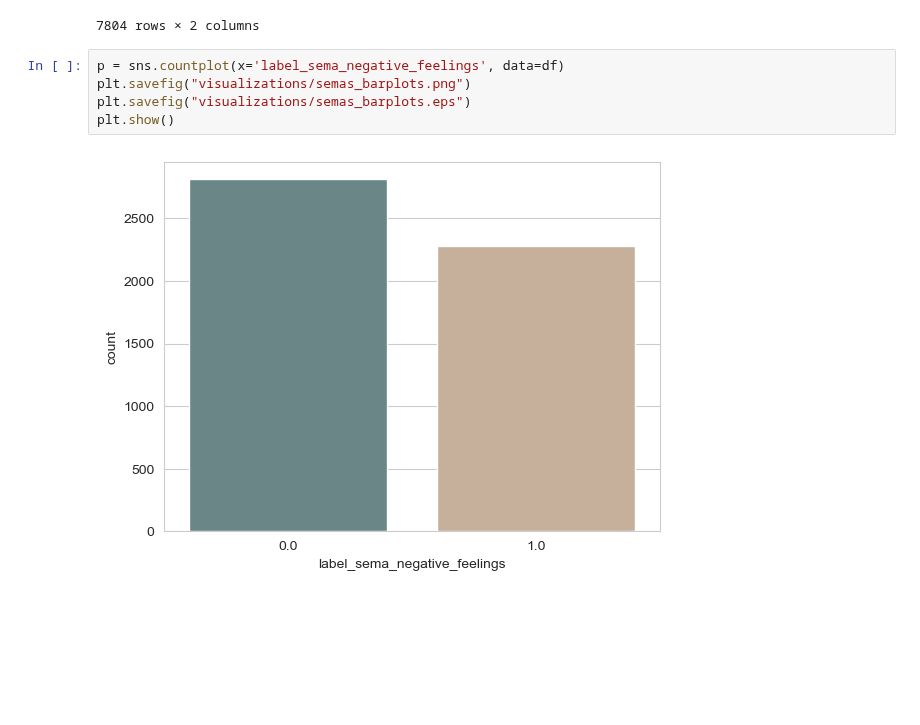
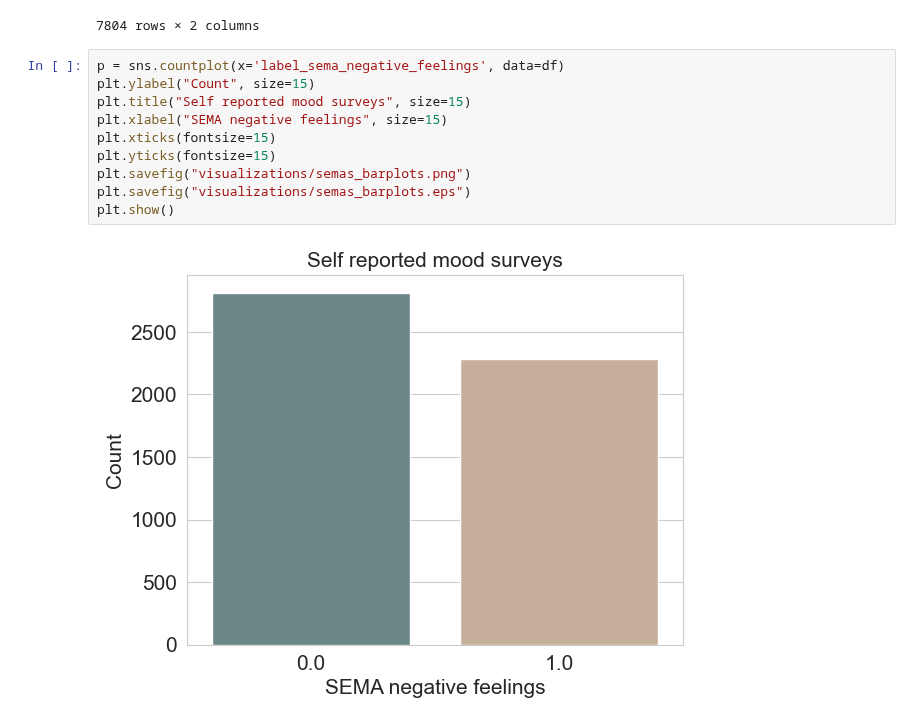
Before and after one commit to kcristinaa/RAIS-miniproject, a Jupyter notebook: notebooks_correlations_and_visualizations/visualizations_labels.ipynb, the cells around one changed output. Drawn from its saved outputs; the diff is of its cells as text; blank space fills up the shorter version.

```diff
--- a/notebooks_correlations_and_visualizations/visualizations_labels.ipynb
+++ b/notebooks_correlations_and_visualizations/visualizations_labels.ipynb
@@ -163,9 +168,14 @@ mood
 7804 rows × 2 columns
 # %%
 p = sns.countplot(x='label_sema_negative_feelings', data=df)
+plt.ylabel("Count", size=15)
+plt.title("Self reported mood surveys", size=15)
+plt.xlabel("SEMA negative feelings", size=15)
+plt.xticks(fontsize=15)
+plt.yticks(fontsize=15)
 plt.savefig("visualizations/semas_barplots.png")
 plt.savefig("visualizations/semas_barplots.eps")
 plt.show()
 # %% [output]
-[figure, old version]
+[figure, new version]
 # %%
```
Also changed, not shown: parts of 4 cells of this notebook, 11 other files.
